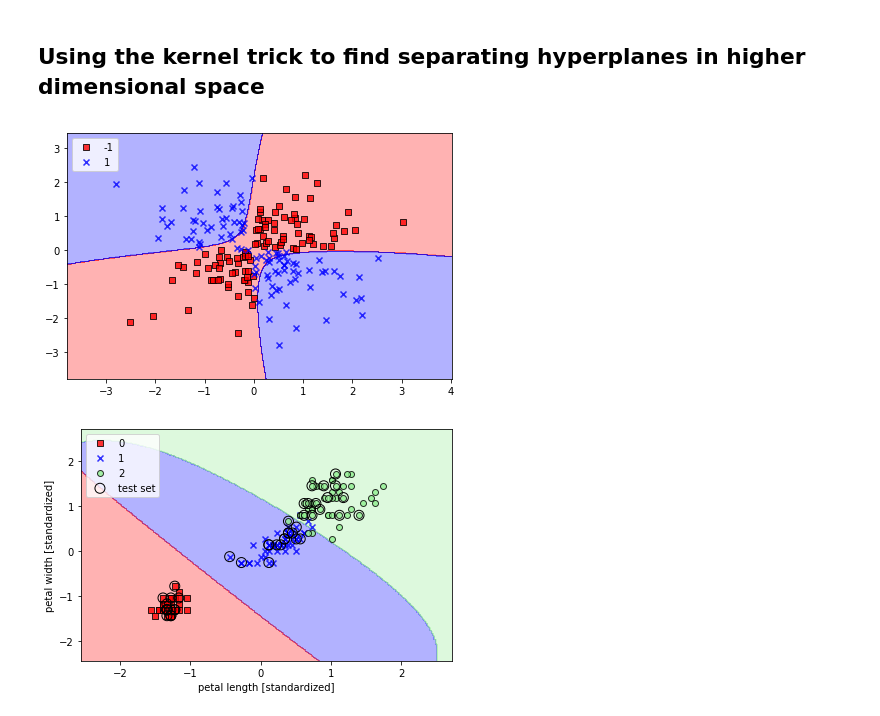
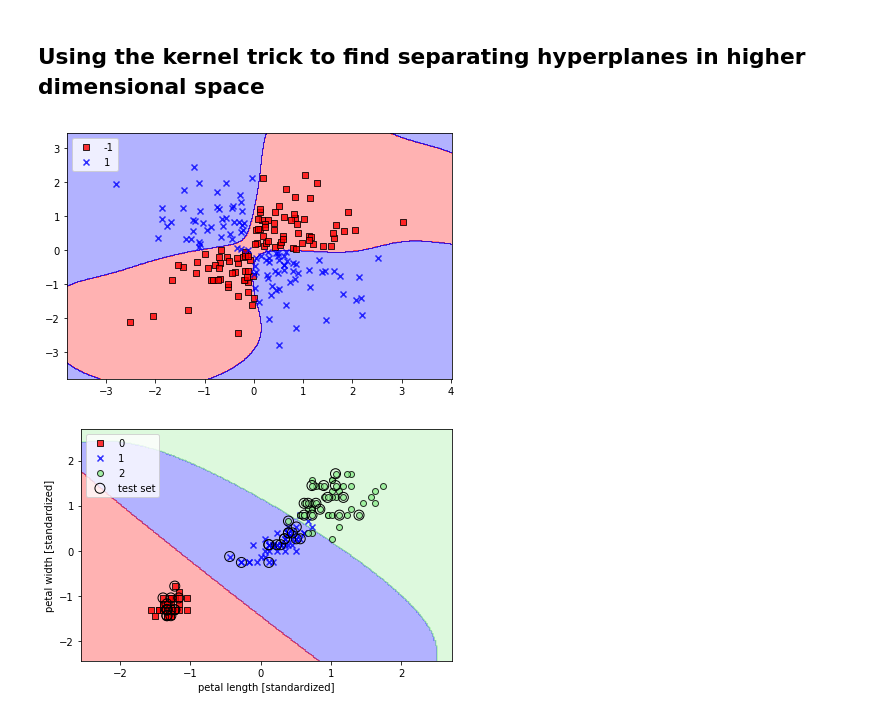
Before and after one commit to HassanDayoub/Machine-Learning, a Jupyter notebook: 4- Sikit-Learn/Scikit-Learn.ipynb, the cells around one changed output. Drawn from its saved outputs; the diff is of its cells as text; code cells hidden in the pictures.

```diff
--- a/4- Sikit-Learn/Scikit-Learn.ipynb
+++ b/4- Sikit-Learn/Scikit-Learn.ipynb
@@ -543,17 +604,17 @@ Image(filename='images/03_13.png', width=700)
 # %% [markdown]
 ## Using the kernel trick to find separating hyperplanes in higher dimensional space
 # %%
-svm = SVC(kernel='rbf', random_state=1, gamma=0.10, C=10.0)
+svm = SVC(kernel='rbf', random_state=1, gamma=0.50, C=10.0)
 svm.fit(X_xor, y_xor)
 plot_decision_regions(X_xor, y_xor,
                       classifier=svm)
 
 plt.legend(loc='upper left')
 plt.tight_layout()
 #plt.savefig('images/03_14.png', dpi=300)
 plt.show()
 # %% [output]
-[figure, old version]
+[figure, new version]
 # %%
 from sklearn.svm import SVC
 
```
Also changed, not shown: parts of 16 cells of this notebook.
